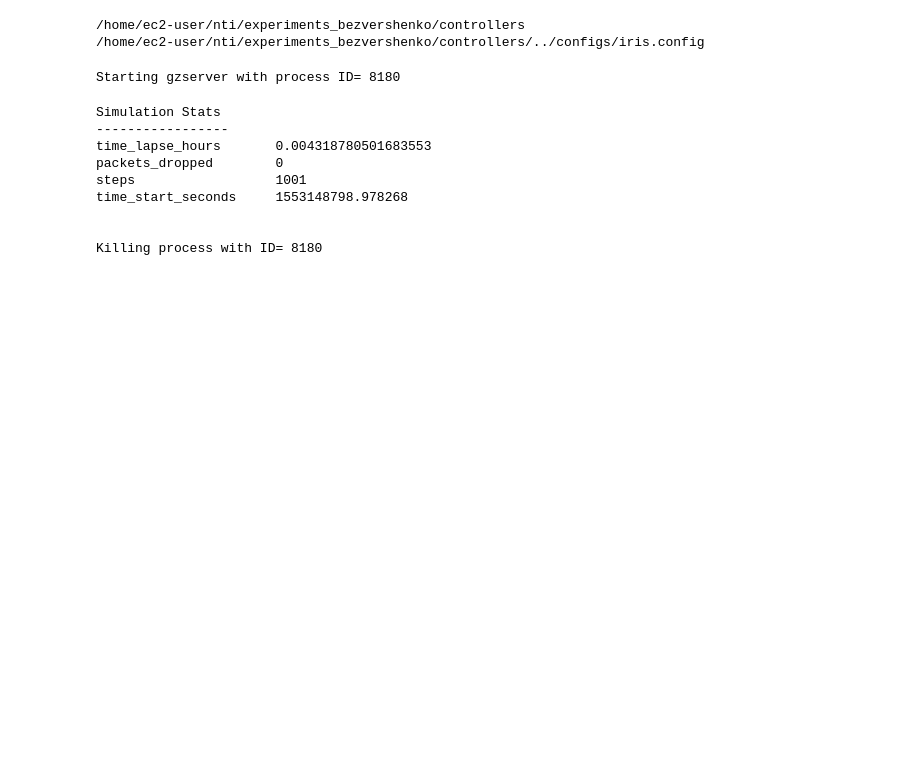
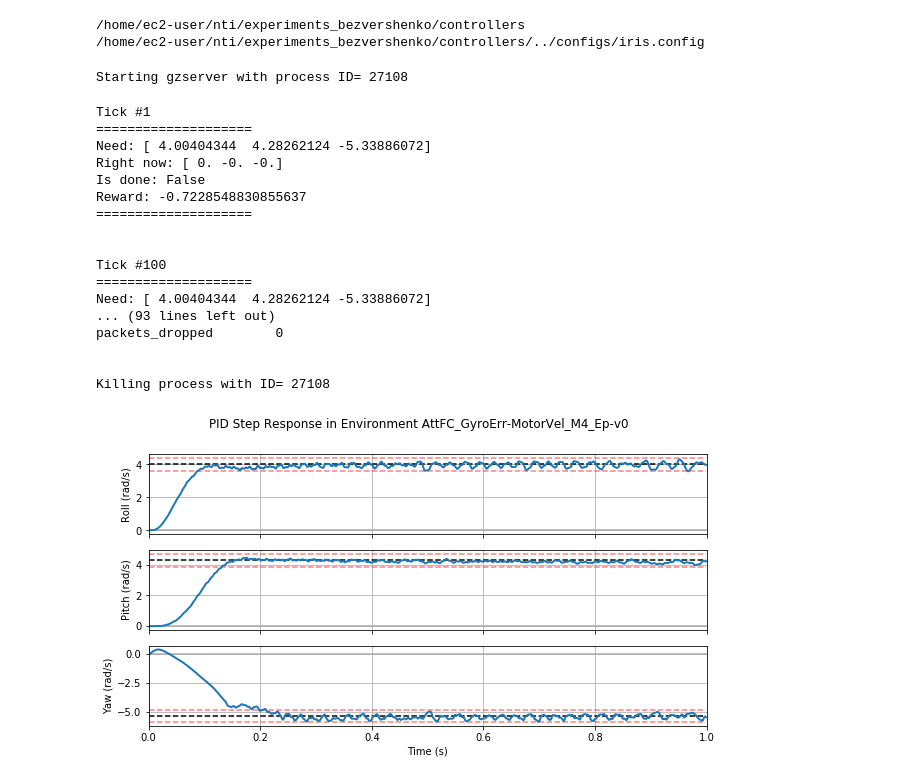
Before and after one commit to prokhn/onti-2019-bigdata, a Jupyter notebook: experiments_bezvershenko/controllers/experiment_b3zver.ipynb, the cells around one changed output. Drawn from its saved outputs; the diff is of its cells as text; code cells hidden in the pictures; blank space fills up the shorter version.

```diff
--- a/experiments_bezvershenko/controllers/experiment_b3zver.ipynb
+++ b/experiments_bezvershenko/controllers/experiment_b3zver.ipynb
@@ -44,7 +121,7 @@ class Agent(Policy):
     def __init__(self):
         self.r = [39, 6, 0]
         self.p = [35, 8, 0]
-        self.y = [4, 35, 0]
+        self.y = [6, 35, 0]
         self.controller = PIDController(pid_roll=self.r, pid_pitch=self.p, pid_yaw=self.y)
 
     def predict(self, state, sim_time=0, desired=np.zeros(3), actual=np.zeros(3)):
@@ -209,7 +286,7 @@ class PID:
 
         # Windup Guard
         self.int_error = 0.0
-        self.windup_guard = 20.0
+        self.windup_guard = 13.0
 
         self.output = 0.0
 
@@ -334,21 +413,31 @@ def main(env_id='AttFC_GyroErr-MotorVel_M4_Ep-v0', verbose=False, seed=17, model
 
     agent = Agent()
     desireds, actuals, statistic = evaluate(env, agent, seed, model_name, verbose)
-
+    title = "PID Step Response in Environment {}".format(env_id)
+    plot_step_response(np.array(desireds), np.array(actuals), title=title)
     if writing_mode:
         with open(w_file, 'a') as file:
             file.write(';'.join(statistic)+'\n')
 # %%
 for s in range(15, 16):
-    main(seed=s, writing_mode=True, w_file='new.csv')
+    main(seed=s, verbose=True)
 # %% [output]
-Starting gzserver with process ID= 8180
+Starting gzserver with process ID= 27108
-Simulation Stats
------------------
-time_lapse_hours       0.004318780501683553
-packets_dropped        0
-steps                  1001
-time_start_seconds     1553148798.978268
+Tick #1
+====================
+Need: [ 4.00404344  4.28262124 -5.33886072]
+Right now: [ 0. -0. -0.]
+Is done: False
+Reward: -0.7228548830855637
+====================
 
 
-Killing process with ID= 8180
+Tick #100
+====================
+Need: [ 4.00404344  4.28262124 -5.33886072]
+... (93 lines left out)
+packets_dropped        0
+
+
+Killing process with ID= 27108
+[figure, added]
```
Also changed, not shown: parts of 4 cells of this notebook, 3 other files.
